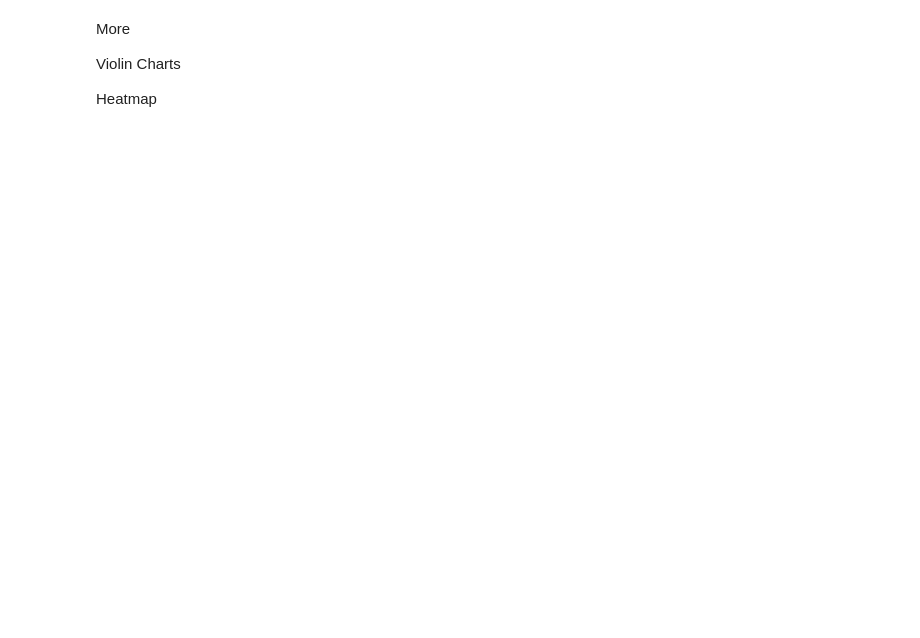
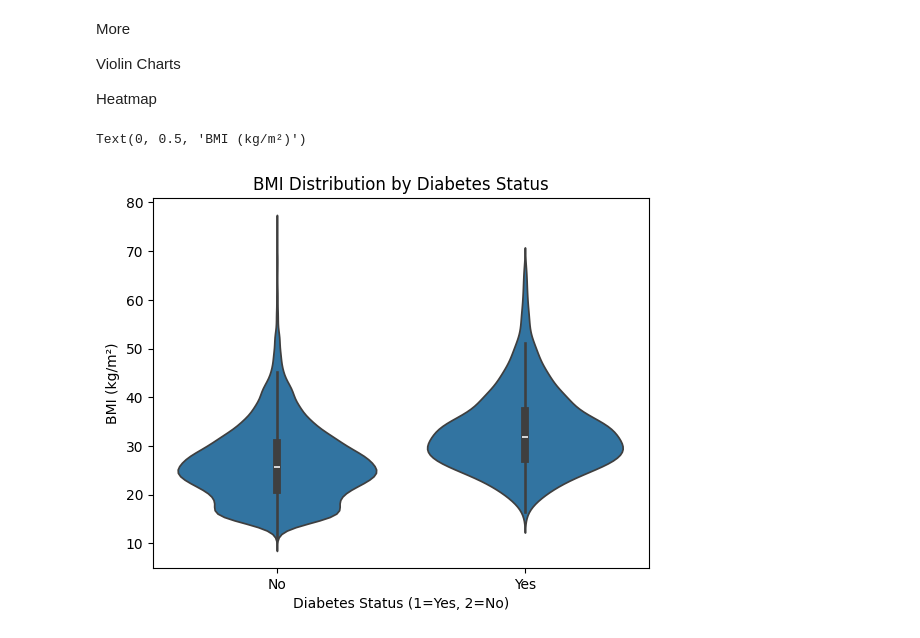
Before and after one commit to osoliman/DSC110, a Jupyter notebook: Description/DSC110_Description_Data_Visualization.ipynb, the cells around one changed output. Saved outputs shown, nothing was run; the diff lists cells and outputs as text; code cells hidden in the pictures; blank space fills up the shorter version.

```diff
--- a/Description/DSC110_Description_Data_Visualization.ipynb
+++ b/Description/DSC110_Description_Data_Visualization.ipynb
@@ -61,3 +68,20 @@ More
 Violin Charts
 
 Heatmap
+# %%
+import seaborn as sns
+
+# Filter to only Yes (1) and No (2) diabetes responses
+df_diabetes = df[df['has_diabetes'].isin([1, 2])].copy()
+
+diabetes_map={1:'Yes', 2:'No'}
+df_diabetes['has_diabetes']=df_diabetes['has_diabetes'].map(diabetes_map)
+
+# Create violin plot
+sns.violinplot(data=df_diabetes, x='has_diabetes', y='bmi')
+plt.title('BMI Distribution by Diabetes Status')
+plt.xlabel('Diabetes Status (1=Yes, 2=No)')
+plt.ylabel('BMI (kg/m²)')
+# %% [output]
+Text(0, 0.5, 'BMI (kg/m²)')
+[figure, added]
```
Also changed, not shown: parts of 7 cells of this notebook.
